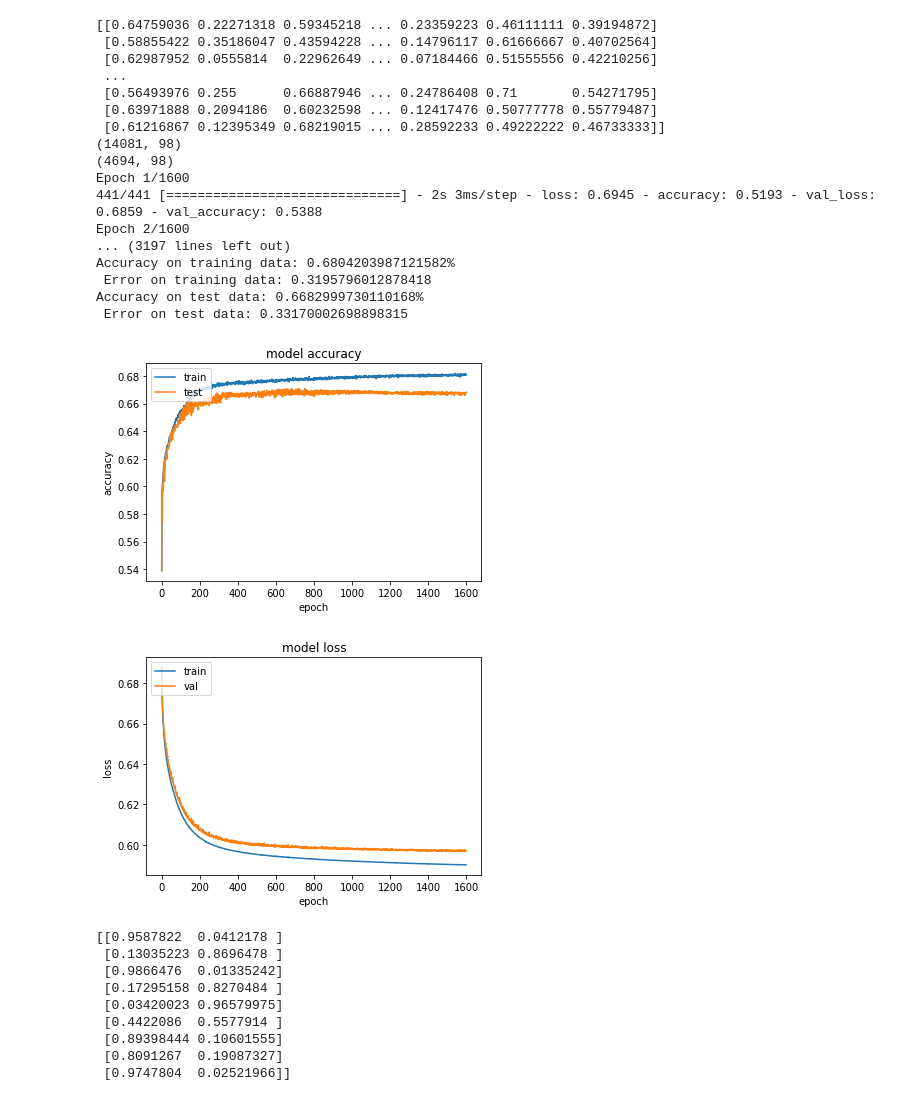
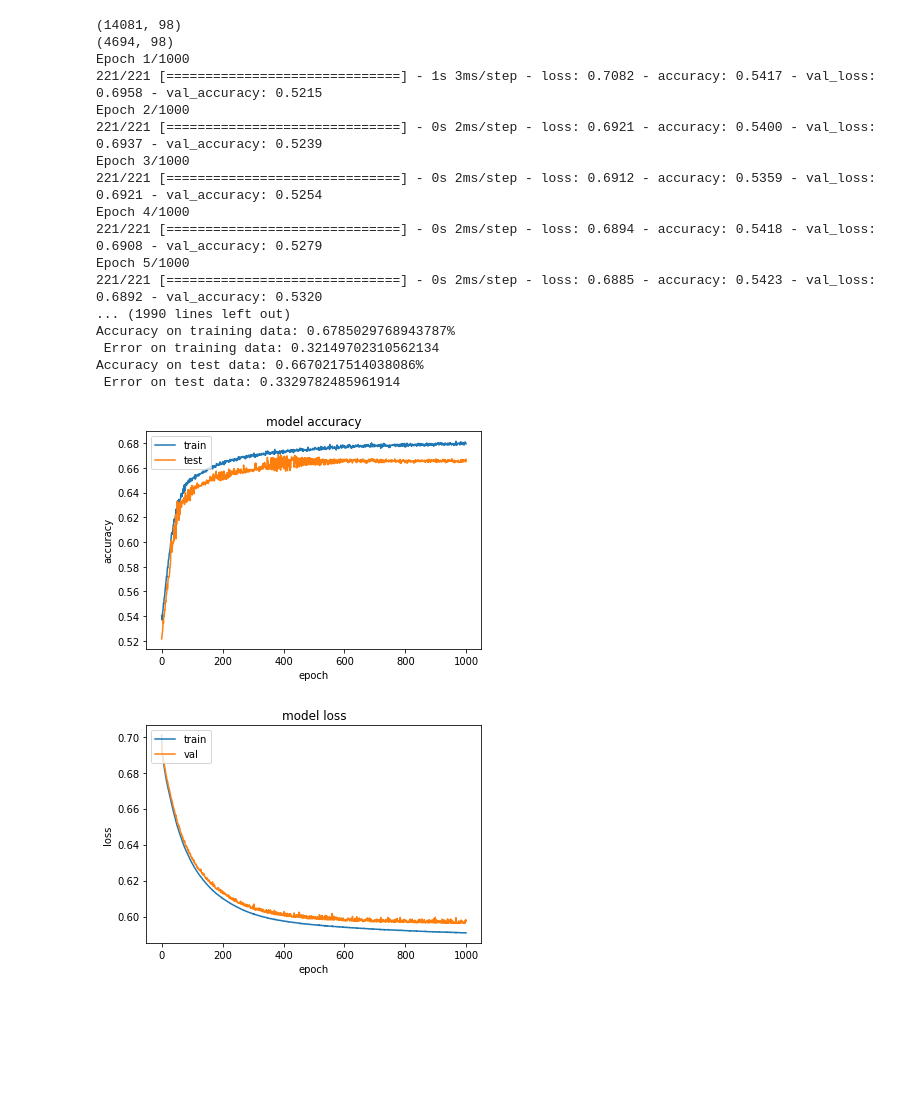
Before and after one commit to lotrmay/TensorFlow_Learning, a Jupyter notebook: bc.ipynb, the cells around one changed output. Saved outputs shown, nothing was run; the diff lists cells and outputs as text; code cells hidden in the pictures; blank space fills up the shorter version.

```diff
--- a/bc.ipynb
+++ b/bc.ipynb
@@ -58,11 +58,11 @@ train[predictors]=norm.fit_transform(train[predictors])
 train[predictors] = scaler.fit_transform(train[predictors])
 
 
-#train[predictors] = train[predictors]/train[predictors].max()# použít tohle na predikci????
+#train[predictors] = train[predictors]/train[predictors].max()
 
 X = train[predictors].values
 y = train[target_column].values
-print(X)
+#print(X)
 
 X_train, X_test, y_train, y_test = train_test_split(X, y, test_size=0.25, random_state=35)
 print(X_train.shape); print(X_test.shape)
@@ -73,89 +73,64 @@ count_classes = y_test.shape[1]
 
 model = Sequential()
 model.add(Dense(98, activation='relu'))
-model.add(Dense(28, activation='relu'))
+model.add(Dense(8, activation='relu'))
 model.add(Dense(2, activation='softmax'))
 
 # Compile the model
-model.compile(optimizer='adagrad', #keras.optimizers.SGD(learning_rate=0.01)
+model.compile(optimizer=keras.optimizers.Adadelta(learning_rate=0.01), #keras.optimizers.SGD(learning_rate=0.01)
               loss='categorical_crossentropy',
               metrics=['accuracy'])
+
+#adadelta
 #binary_crossentropy
 #categorical_crossentropy
 # categorical_hinge 0.677
 # hinge 0.667
 # MeanAbsoluteError 0.654, ale do 1500 epochs to bylo nad 0.67
 # MeanAbsolutePercentageError 0.6814 nevyskytuje se snížení po 1500 epochs jako minule
-history = model.fit(X_train, y_train, epochs=1600,batch_size=32,validation_data=(X_test, y_test))
+history = model.fit(X_train, y_train, epochs=1000,batch_size=64,validation_data=(X_test, y_test))
 
 pred_train= model.predict(X_train)
 scores = model.evaluate(X_train, y_train, verbose=0)
 print('Accuracy on training data: {}% \n Error on training data: {}'.format(scores[1], 1 - scores[1]))
 
 pred_test= model.predict(X_test)
 
 
 
 scores2 = model.evaluate(X_test, y_test, verbose=0)
 print('Accuracy on test data: {}% \n Error on test data: {}'.format(scores2[1], 1 - scores2[1]))
 plt.plot(history.history['accuracy'])
 plt.plot(history.history['val_accuracy'])
 plt.title('model accuracy')
 plt.ylabel('accuracy')
 plt.xlabel('epoch')
 plt.legend(['train', 'test'], loc='upper left')
 plt.show()
 plt.plot(history.history['loss'])
 plt.plot(history.history['val_loss'])
 plt.title('model loss')
 plt.ylabel('loss')
 plt.xlabel('epoch')
 plt.legend(['train', 'val'], loc='upper left')
 plt.show()
 # %% [output]
-[[0.64759036 0.22271318 0.59345218 ... 0.23359223 0.46111111 0.39194872]
- [0.58855422 0.35186047 0.43594228 ... 0.14796117 0.61666667 0.40702564]
- [0.62987952 0.0555814  0.22962649 ... 0.07184466 0.51555556 0.42210256]
- ...
- [0.56493976 0.255      0.66887946 ... 0.24786408 0.71       0.54271795]
- [0.63971888 0.2094186  0.60232598 ... 0.12417476 0.50777778 0.55779487]
- [0.61216867 0.12395349 0.68219015 ... 0.28592233 0.49222222 0.46733333]]
 (14081, 98)
 (4694, 98)
-Epoch 1/1600
-441/441 [==============================] - 2s 3ms/step - loss: 0.6945 - accuracy: 0.5193 - val_loss: 0.6859 - val_accuracy: 0.5388
-Epoch 2/1600
-... (3197 lines left out)
-Accuracy on training data: 0.6804203987121582%
- Error on training data: 0.3195796012878418
-Accuracy on test data: 0.6682999730110168%
- Error on test data: 0.33170002698898315
+Epoch 1/1000
+221/221 [==============================] - 1s 3ms/step - loss: 0.7082 - accuracy: 0.5417 - val_loss: 0.6958 - val_accuracy: 0.5215
+Epoch 2/1000
+221/221 [==============================] - 0s 2ms/step - loss: 0.6921 - accuracy: 0.5400 - val_loss: 0.6937 - val_accuracy: 0.5239
+Epoch 3/1000
+221/221 [==============================] - 0s 2ms/step - loss: 0.6912 - accuracy: 0.5359 - val_loss: 0.6921 - val_accuracy: 0.5254
+Epoch 4/1000
+221/221 [==============================] - 0s 2ms/step - loss: 0.6894 - accuracy: 0.5418 - val_loss: 0.6908 - val_accuracy: 0.5279
+Epoch 5/1000
+221/221 [==============================] - 0s 2ms/step - loss: 0.6885 - accuracy: 0.5423 - val_loss: 0.6892 - val_accuracy: 0.5320
+... (1990 lines left out)
+Accuracy on training data: 0.6785029768943787%
+ Error on training data: 0.32149702310562134
+Accuracy on test data: 0.6670217514038086%
+ Error on test data: 0.3329782485961914
-[figure, old version]
+[figure, new version]
-[figure, old version]
+[figure, new version]
-# %%
-Xnew=np.array([[2.2,1.62,17,6,0.65,0.46,0.474,0.492,1.1,0.67,0.71,1.12,78.3,0.69,0.52,1.04,5.2,1.09,0.64,0.72,1.06,76.2,0.69,0.53,1.08,4.3,1.05,0.63,0.73,0.94,73.3,0.64,0.38,1.02,6.8,1.02,0.65,0.7,0.97,68.9,0.65,0.44,1.00,3.2,1.065,0.6475,0.7150000000000001,1.0225,74.17500000000001,0.6675,0.4675,1.0350000000000001,4.875,1.13,0.56,0.71,1.05,71.5,0.71,0.25,1.26,5.0,1.05,0.64,0.7,0.96,76.0,0.65,0.57,1.02,5.8,0.99,0.76,0.66,1.14,75.9,0.63,0.62,0.83,2.8,0.98,0.64,0.69,0.91,67.7,0.62,0.46,0.96,3.7,0.92,0.65,0.67,0.81,63.3,0.58,0.6,0.88,3.7],
-                [1.45,2.5,38,49,0.47,0.55,0.663,0.457,1.07,0.7,0.68,1.13,79.9,0.71,0.54,1.01,4.9,1.05,0.65,0.7,1.02,71.6,0.66,0.26,1.02,4.5,1.03,0.68,0.7,1.03,72.9,0.69,0.55,1.02,2.1,0.94,0.69,0.68,0.9,68.3,0.61,0.53,0.88,3.8,0.93,0.69,0.67,0.9,70.0,0.6,0.49,0.86,4.6,1.11,0.64,0.71,1.03,80.2,0.72,0.47,1.12,3.1,1.1,0.62,0.72,1.07,73.5,0.68,0.28,1.11,3.9,1.02,0.7,0.69,1.02,74.1,0.66,0.59,0.94,4.3,0.97,0.72,0.68,0.91,73.0,0.65,0.53,0.90,3.0,1.05,0.6699999999999999,0.7000000000000001,1.0075,75.19999999999999,0.6775,0.46749999999999997,1.0175,3.575],
-                [1.8,1.92,32,28,0.58,0.62,0.449,0.535,1.25,0.59,0.78,1.17,84.8,0.77,0.5,1.30,7.6,1.15,0.61,0.72,1.15,76.9,0.73,0.21,1.20,3.7,1.08,0.67,0.73,1.07,77.3,0.66,0.43,0.99,5.2,1.06,0.63,0.74,0.97,71.2,0.64,0.52,1.02,5.4,1.02,0.66,0.7,1.03,69.2,0.64,0.45,0.97,3.8,1.19,0.68,0.73,1.28,85.8,0.76,0.6,1.12,5.3,1.09,0.61,0.7,1.08,70.1,0.71,0.28,1.17,3.5,1.07,0.66,0.72,1.04,75.4,0.69,0.54,1.04,3.2,1.06,0.63,0.71,1.0,70.8,0.66,0.61,1.05,4.0,0.91,0.68,0.67,0.8,67.1,0.56,0.51,0.83,6.7],
-                [1.5,2.5,23,36,0.65,0.43,0.591,0.537,1.22,0.61,0.76,1.13,81.8,0.8,0.53,1.31,3.5,1.2,0.6,0.75,1.22,77.0,0.75,0.33,1.25,3.2,1.15,0.63,0.73,1.14,77.3,0.73,0.49,1.15,5.1,1.02,0.68,0.71,1.01,71.8,0.63,0.51,0.93,4.1,0.99,0.68,0.69,0.96,71.3,0.6,0.48,0.89,5.1,1.16,0.65,0.7,1.19,78.9,0.78,0.28,1.20,2.6,1.09,0.61,0.72,0.99,76.5,0.68,0.37,1.11,5.1,1.05,0.7,0.68,1.14,77.5,0.7,0.47,1.01,3.1,0.98,0.69,0.69,0.89,72.0,0.63,0.53,0.91,5.9,0.87,0.69,0.65,0.84,60.6,0.55,0.54,0.80,3.8],
-                [1.65,2.1,146,113,0.5,0.48,0.5,0.5,1.24,0.63,0.73,1.17,88.5,0.85,0.5,1.35,4.1,1.12,0.62,0.75,0.97,80.6,0.71,0.48,1.14,6.1,1.02,0.65,0.69,1.01,68.7,0.62,0.65,0.96,3.3,0.97,0.69,0.65,1.02,68.4,0.63,0.28,0.92,4.7,0.9,0.58,0.69,0.71,57.6,0.51,0.42,0.88,6.9,1.17,0.62,0.72,1.19,76.7,0.76,0.33,1.21,1.6,1.14,0.66,0.73,1.11,80.7,0.72,0.49,1.10,4.4,1.01,0.66,0.71,0.95,72.5,0.64,0.48,0.96,5.2,1.1066666666666665,0.6466666666666666,0.7200000000000001,1.0833333333333333,76.63333333333334,0.7066666666666667,0.43333333333333335,1.09,3.733333333333333,1.1066666666666665,0.6466666666666666,0.7200000000000001,1.0833333333333333,76.63333333333334,0.7066666666666667,0.43333333333333335,1.09,3.733333333333333],
-                [2.5,1.47,52,16,0.44,0.65,0.551,0.496,1.15,0.62,0.71,1.19,75.5,0.74,0.27,1.20,3.2,1.07,0.68,0.72,1.03,76.7,0.69,0.5,1.02,4.2,1.04,0.68,0.71,1.02,74.5,0.66,0.44,0.97,6.9,0.94,0.7,0.65,0.99,70.3,0.6,0.47,0.84,5.7,0.88,0.65,0.68,0.69,61.1,0.55,0.55,0.85,2.9,1.16,0.63,0.73,1.1,83.0,0.73,0.49,1.16,6.7,1.14,0.55,0.72,1.11,69.1,0.71,0.36,1.29,2.9,1.1,0.64,0.71,1.09,77.1,0.69,0.53,1.09,5.6,1.08,0.68,0.71,1.08,77.7,0.7,0.5,1.03,5.1,1.07,0.6,0.72,0.96,72.6,0.67,0.53,1.11,5.6],
-                [1.6,2.3,1,2,0.83,0.68,0.569,0.5,1.24,0.49,0.78,1.13,73.9,0.73,0.27,1.49,3.9,1.21,0.59,0.73,1.25,79.4,0.74,0.5,1.26,5.0,1.18,0.61,0.74,1.18,79.5,0.72,0.47,1.18,5.7,1.1,0.71,0.69,1.27,79.1,0.69,0.48,0.97,6.2,0.95,0.56,0.75,0.66,58.1,0.52,0.52,0.91,5.1,1.3,0.58,0.76,1.31,86.3,0.82,0.37,1.42,1.6,1.14,0.56,0.73,1.08,72.2,0.72,0.66,1.27,4.5,1.12,0.65,0.72,1.11,81.5,0.71,0.5,1.09,5.0,1.04,0.57,0.76,0.83,68.2,0.59,0.49,1.05,5.1,0.91,0.66,0.7,0.81,63.3,0.53,0.35,0.81,4.5],
-                [1.48,2.5,26,24,0.63,0.56,0.513,0.5,1.16,0.68,0.69,1.27,84.9,0.75,0.51,1.10,7.2,1.12,0.65,0.71,1.1,77.6,0.72,0.58,1.10,2.9,0.99,0.66,0.69,0.94,67.3,0.61,0.58,0.93,3.4,0.98,0.67,0.7,0.91,68.3,0.61,0.58,0.92,4.2,1.0625,0.665,0.6975,1.055,74.525,0.6725,0.5625,1.0125000000000002,4.425,1.14,0.63,0.7,1.21,75.1,0.74,0.31,1.17,1.4,1.11,0.67,0.7,1.12,82.3,0.73,0.49,1.08,7.5,1.04,0.69,0.67,1.07,77.8,0.7,0.62,1.02,4.4,0.84,0.67,0.65,0.75,60.5,0.51,0.49,0.76,6.5,1.0325,0.665,0.6799999999999999,1.0375,73.925,0.6699999999999999,0.4775,1.0075,4.95],
-                [1.45,2.6,17,25,0.65,0.56,0.474,0.55,1.1,0.67,0.71,1.12,78.3,0.69,0.52,1.04,5.2,1.09,0.64,0.72,1.06,76.2,0.69,0.53,1.08,4.3,1.05,0.63,0.73,0.94,73.3,0.64,0.38,1.02,6.8,1.02,0.65,0.7,0.97,68.9,0.65,0.44,1.00,3.2,1.065,0.6475,0.7150000000000001,1.0225,74.17500000000001,0.6675,0.4675,1.0350000000000001,4.875,1.17,0.62,0.71,1.25,77.1,0.75,0.32,1.20,5.7,1.09,0.61,0.74,0.95,74.3,0.66,0.43,1.09,7.9,1.05,0.69,0.68,1.12,75.3,0.66,0.58,0.96,6.9,1.04,0.66,0.7,1.05,72.4,0.65,0.63,0.98,5.3,1.02,0.65,0.7,0.95,70.3,0.64,0.53,0.99,4.4]
-               ])
-Xnew=norm.fit_transform(Xnew)
-Xnew = scaler.fit_transform(Xnew)
-
-ynew=(model.predict([Xnew]))
-#ynew=(model.predict_classes([Xnew]))
-print(ynew)
-# %% [output]
-[[0.9587822  0.0412178 ]
- [0.13035223 0.8696478 ]
- [0.9866476  0.01335242]
- [0.17295158 0.8270484 ]
- [0.03420023 0.96579975]
- [0.4422086  0.5577914 ]
- [0.89398444 0.10601555]
- [0.8091267  0.19087327]
- [0.9747804  0.02521966]]
```
Also changed, not shown: parts of 1 cell of this notebook.
